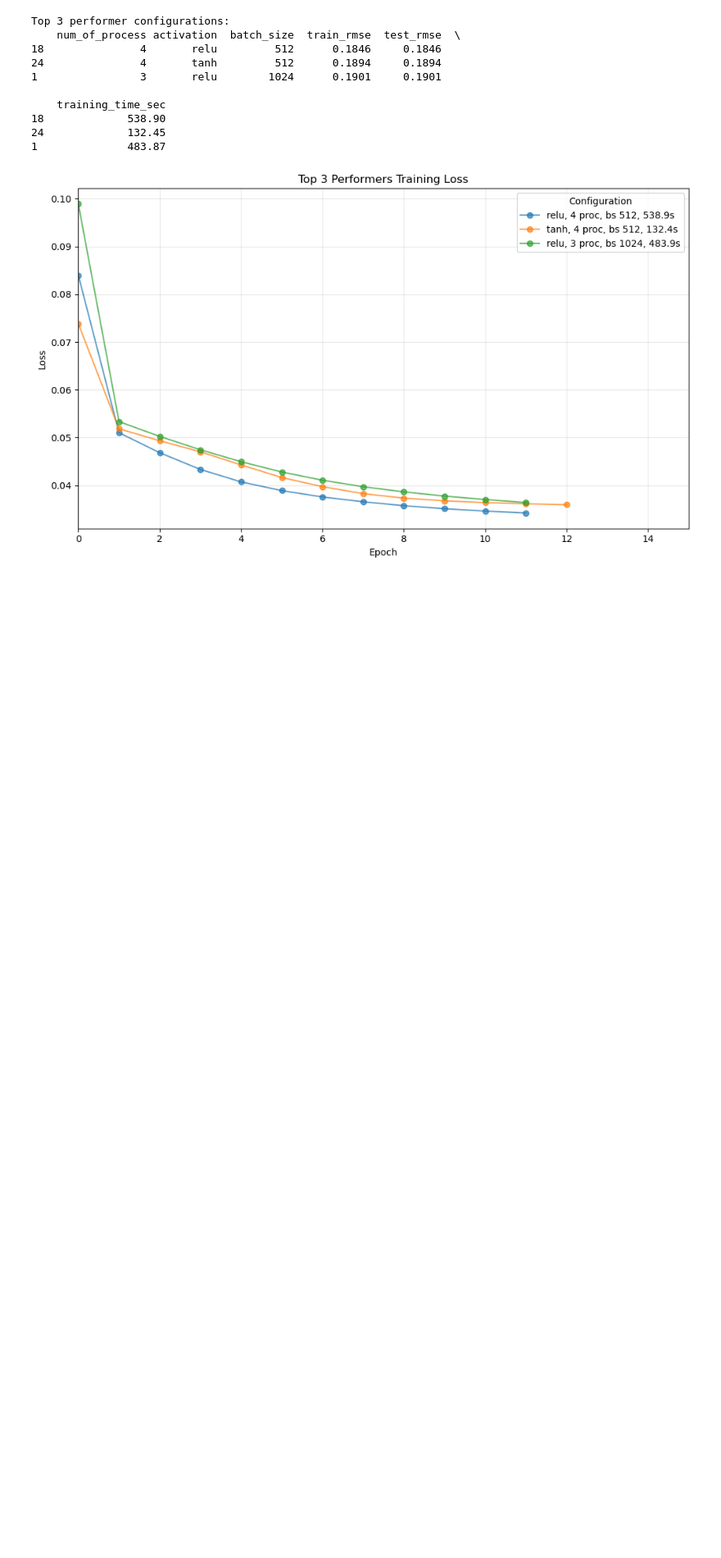
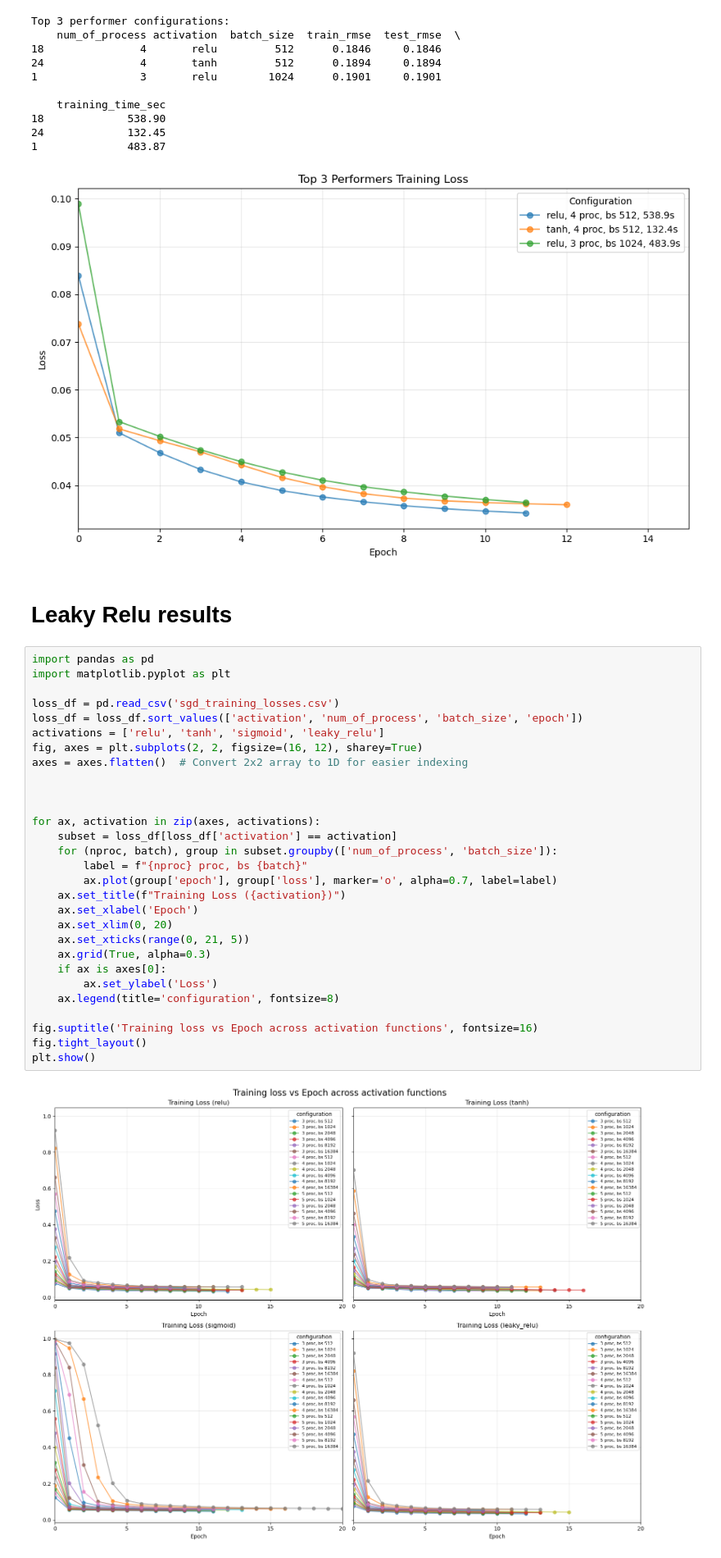
Before and after one commit to e1352994/dsa5208_project1, a Jupyter notebook: nytaxi2022_result_plotting.ipynb, the cells around one changed output. Shown at 82% size. Saved outputs shown, nothing was run; the diff lists cells and outputs as text; blank space fills up the shorter version.

```diff
--- a/nytaxi2022_result_plotting.ipynb
+++ b/nytaxi2022_result_plotting.ipynb
@@ -189,3 +196,36 @@ Top 3 performer configurations:
 24             132.45
 1              483.87
 [figure]
+# %% [markdown]
+# Leaky Relu results
+# %%
+import pandas as pd
+import matplotlib.pyplot as plt
+
+loss_df = pd.read_csv('sgd_training_losses.csv')
+loss_df = loss_df.sort_values(['activation', 'num_of_process', 'batch_size', 'epoch'])
+activations = ['relu', 'tanh', 'sigmoid', 'leaky_relu']
+fig, axes = plt.subplots(2, 2, figsize=(16, 12), sharey=True)
+axes = axes.flatten()  # Convert 2x2 array to 1D for easier indexing
+
+
+
+for ax, activation in zip(axes, activations):
+    subset = loss_df[loss_df['activation'] == activation]
+    for (nproc, batch), group in subset.groupby(['num_of_process', 'batch_size']):
+        label = f"{nproc} proc, bs {batch}"
+        ax.plot(group['epoch'], group['loss'], marker='o', alpha=0.7, label=label)
+    ax.set_title(f"Training Loss ({activation})")
+    ax.set_xlabel('Epoch')
+    ax.set_xlim(0, 20)
+    ax.set_xticks(range(0, 21, 5))
+    ax.grid(True, alpha=0.3)
+    if ax is axes[0]:
+        ax.set_ylabel('Loss')
+    ax.legend(title='configuration', fontsize=8)
+
+fig.suptitle('Training loss vs Epoch across activation functions', fontsize=16)
+fig.tight_layout()
+plt.show()
+# %% [output]
+[figure, added]
```
Also changed, not shown: parts of 4 cells of this notebook.
